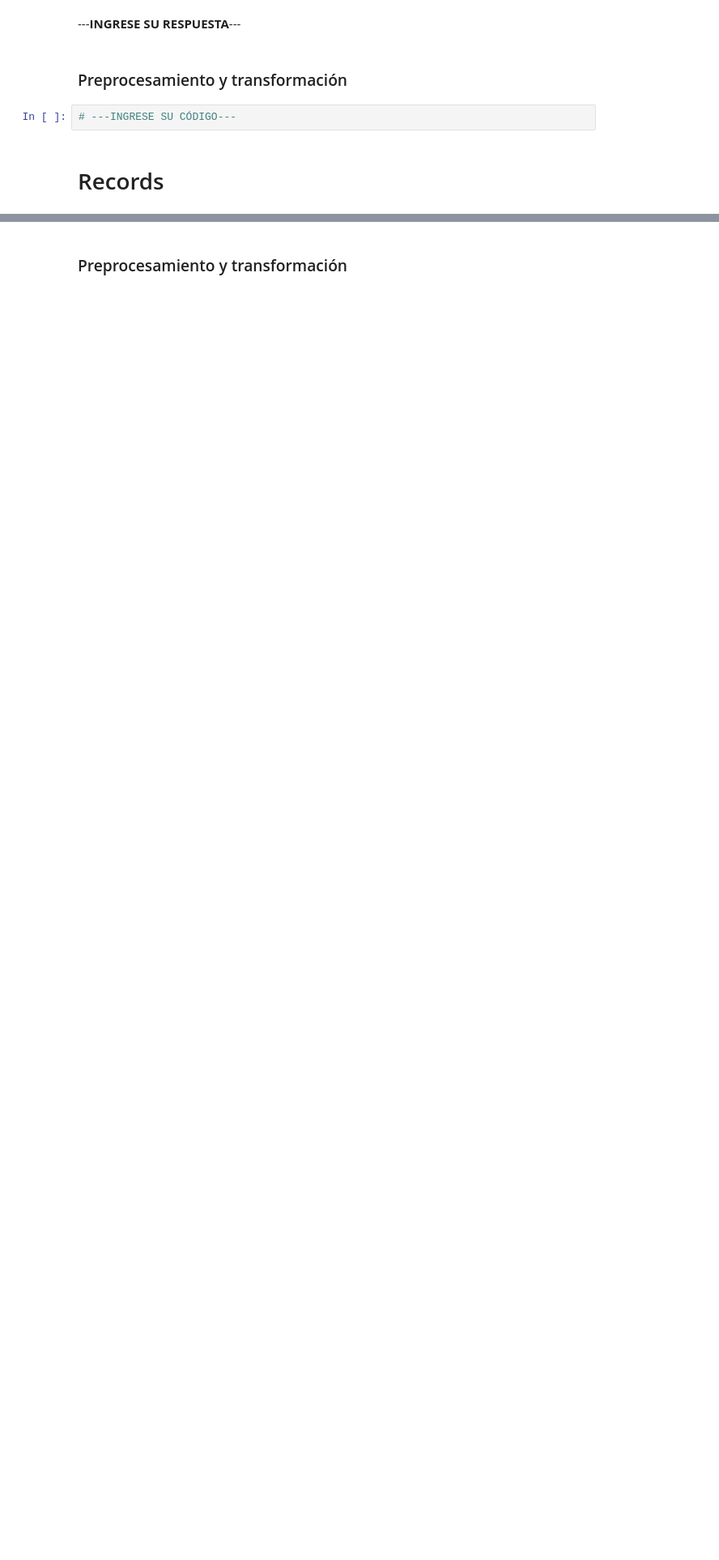
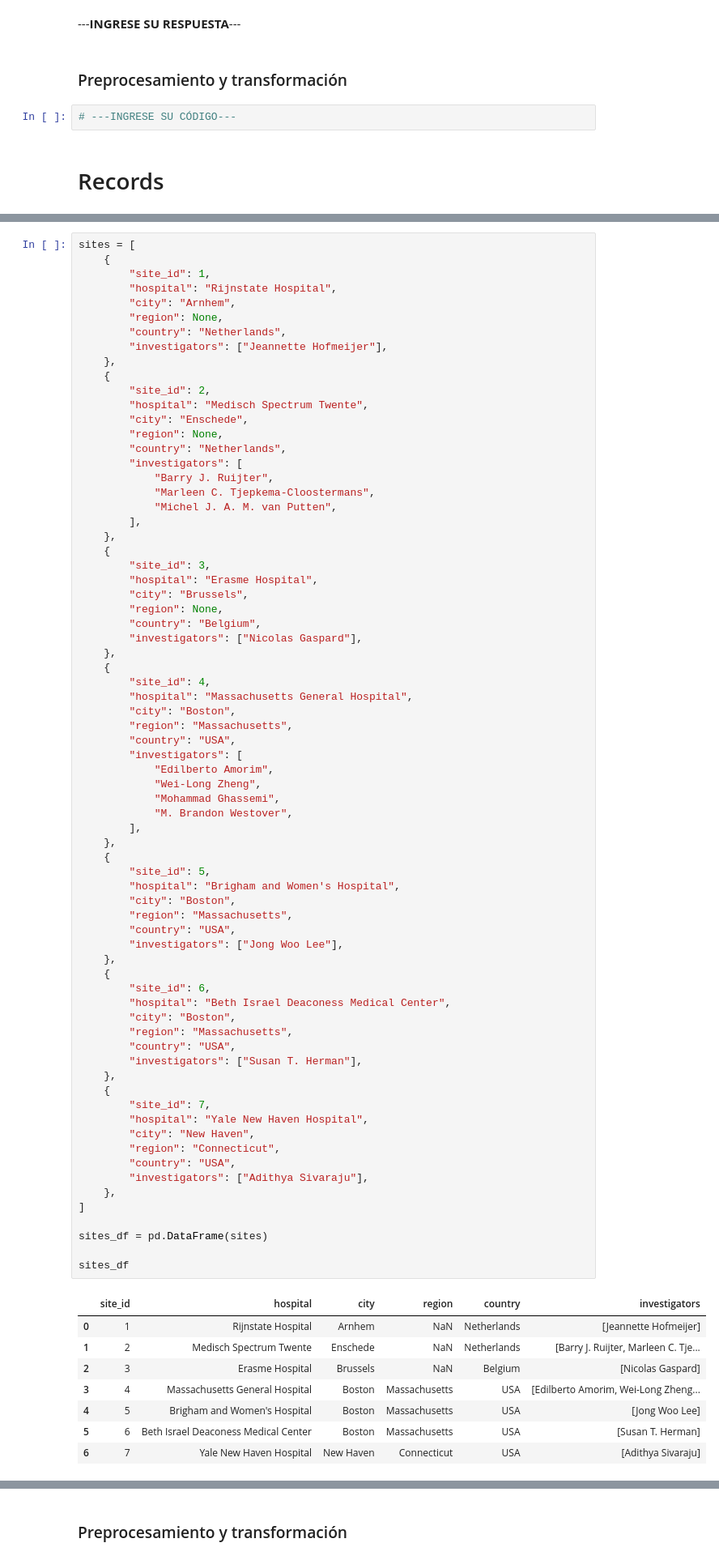
Before and after one commit to AlejandraJaramillo19/mlda-project_, a Jupyter notebook: notebooks/03_data_preparation/03_data_preparation.ipynb, the cells around one changed output, grey strips where cells are left out. Shown at 81% size. Saved outputs shown, nothing was run; the diff lists cells and outputs as text; blank space fills up the shorter version.

```diff
--- a/notebooks/03_data_preparation/03_data_preparation.ipynb
+++ b/notebooks/03_data_preparation/03_data_preparation.ipynb
@@ -1618,0 +1750,81 @@ En la selección de datos, reflexione sobre las variables que son realmente rele
+# %%
+sites = [
+    {
+        "site_id": 1,
+        "hospital": "Rijnstate Hospital",
+        "city": "Arnhem",
+        "region": None,
+        "country": "Netherlands",
+        "investigators": ["Jeannette Hofmeijer"],
+    },
+    {
+        "site_id": 2,
+        "hospital": "Medisch Spectrum Twente",
+        "city": "Enschede",
+        "region": None,
+        "country": "Netherlands",
+        "investigators": [
+            "Barry J. Ruijter",
+            "Marleen C. Tjepkema-Cloostermans",
+            "Michel J. A. M. van Putten",
+        ],
+    },
+    {
+        "site_id": 3,
+        "hospital": "Erasme Hospital",
+        "city": "Brussels",
+        "region": None,
+        "country": "Belgium",
+        "investigators": ["Nicolas Gaspard"],
+    },
+    {
+        "site_id": 4,
+        "hospital": "Massachusetts General Hospital",
+        "city": "Boston",
+        "region": "Massachusetts",
+        "country": "USA",
+        "investigators": [
+            "Edilberto Amorim",
+            "Wei-Long Zheng",
+            "Mohammad Ghassemi",
+            "M. Brandon Westover",
+        ],
+    },
+    {
+        "site_id": 5,
+        "hospital": "Brigham and Women's Hospital",
+        "city": "Boston",
+        "region": "Massachusetts",
+        "country": "USA",
+        "investigators": ["Jong Woo Lee"],
+    },
+    {
+        "site_id": 6,
+        "hospital": "Beth Israel Deaconess Medical Center",
+        "city": "Boston",
+        "region": "Massachusetts",
+        "country": "USA",
+        "investigators": ["Susan T. Herman"],
+    },
+    {
+        "site_id": 7,
+        "hospital": "Yale New Haven Hospital",
+        "city": "New Haven",
+        "region": "Connecticut",
+        "country": "USA",
+        "investigators": ["Adithya Sivaraju"],
+    },
+]
+
+sites_df = pd.DataFrame(sites)
+
+sites_df
+# %% [output]
+|  | site_id | hospital | city | region | country | investigators |
+| 0 | 1 | Rijnstate Hospital | Arnhem | NaN | Netherlands | [Jeannette Hofmeijer] |
+| 1 | 2 | Medisch Spectrum Twente | Enschede | NaN | Netherlands | [Barry J. Ruijter, Marleen C. Tje... |
+| 2 | 3 | Erasme Hospital | Brussels | NaN | Belgium | [Nicolas Gaspard] |
+| 3 | 4 | Massachusetts General Hospital | Boston | Massachusetts | USA | [Edilberto Amorim, Wei-Long Zheng... |
+| 4 | 5 | Brigham and Women's Hospital | Boston | Massachusetts | USA | [Jong Woo Lee] |
+| 5 | 6 | Beth Israel Deaconess Medical Center | Boston | Massachusetts | USA | [Susan T. Herman] |
+| 6 | 7 | Yale New Haven Hospital | New Haven | Connecticut | USA | [Adithya Sivaraju] |
```
Also changed, not shown: parts of 87 cells of this notebook.
